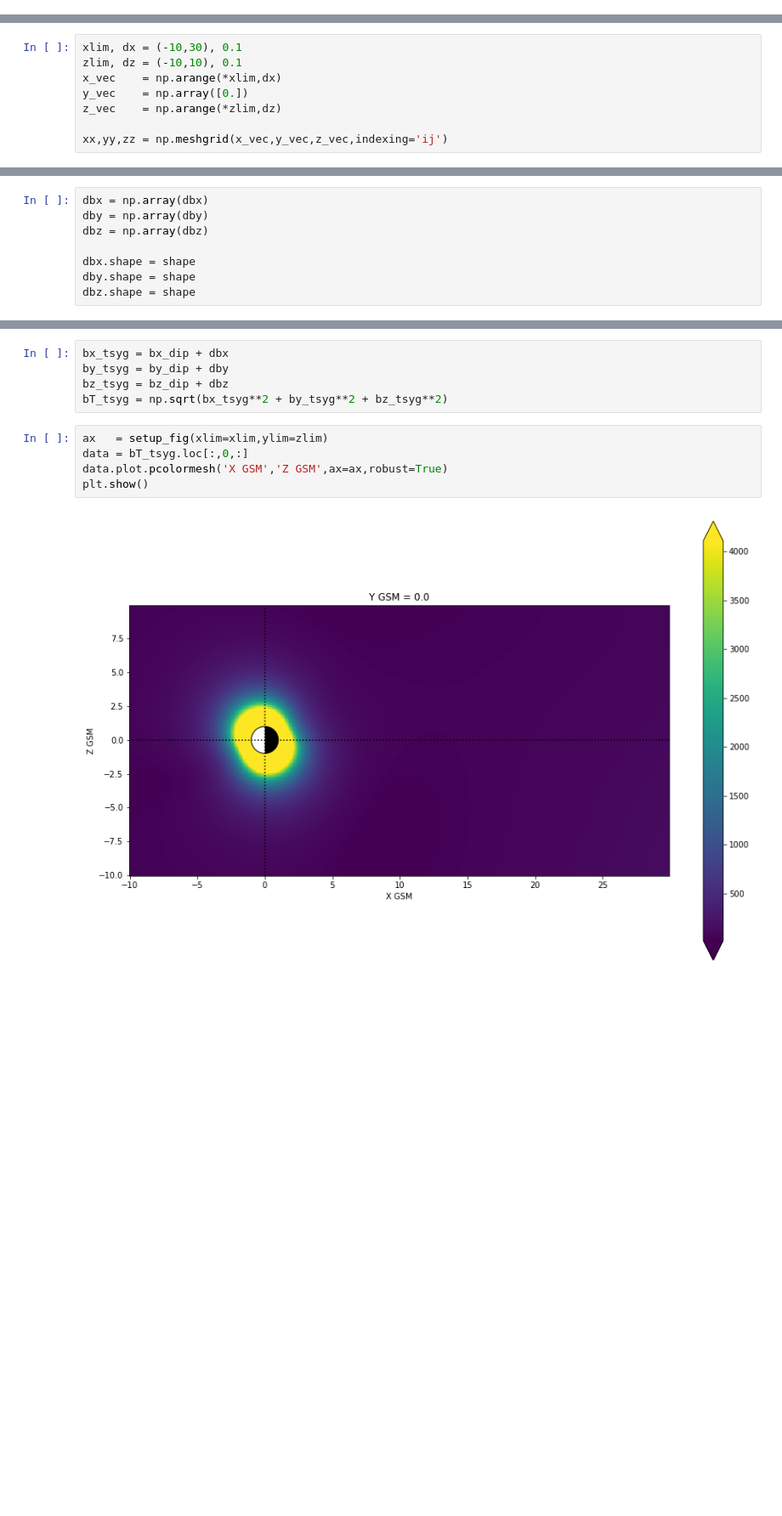
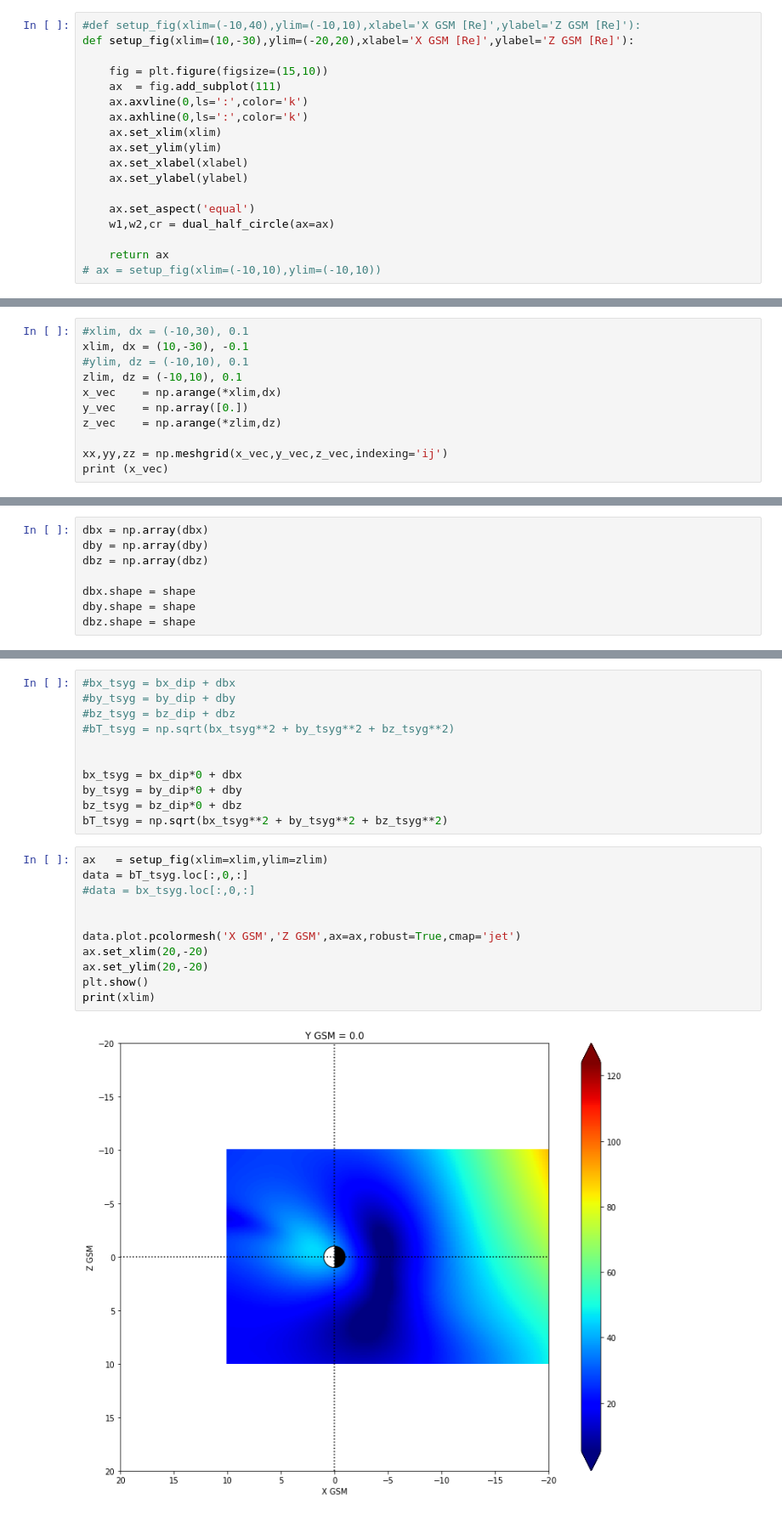
Before and after one commit to tsssss/geopack, a Jupyter notebook: notebooks/Tsyganenko Geopack.ipynb, the cells around one changed output, grey strips where cells are left out. Shown: that part at 85% size. Saved outputs shown, nothing was run; the diff lists cells and outputs as text; blank space fills up the shorter version.

```diff
--- a/notebooks/Tsyganenko Geopack.ipynb
+++ b/notebooks/Tsyganenko Geopack.ipynb
@@ -47,3 +35,21 @@ def setup_fig(xlim=(-10,40),ylim=(-10,10),xlabel='X GSM [Re]',ylabel='Z GSM [Re]
+# %%
+#def setup_fig(xlim=(-10,40),ylim=(-10,10),xlabel='X GSM [Re]',ylabel='Z GSM [Re]'):
+def setup_fig(xlim=(10,-30),ylim=(-20,20),xlabel='X GSM [Re]',ylabel='Z GSM [Re]'):
+
+    fig = plt.figure(figsize=(15,10))
+    ax  = fig.add_subplot(111)
+    ax.axvline(0,ls=':',color='k')
+    ax.axhline(0,ls=':',color='k')
+    ax.set_xlim(xlim)
+    ax.set_ylim(ylim)
+    ax.set_xlabel(xlabel)
+    ax.set_ylabel(ylabel)
+
+    ax.set_aspect('equal')
+    w1,w2,cr = dual_half_circle(ax=ax)
+
+    return ax
+# ax = setup_fig(xlim=(-10,10),ylim=(-10,10))
 # %% [markdown]
 # Github Example
 # %%
@@ -60,10 +67,13 @@ print(bxgsm,bygsm,bzgsm)
 # %% [markdown]
 # Dipole Field
 # %%
-xlim, dx = (-10,30), 0.1
+#xlim, dx = (-10,30), 0.1
+xlim, dx = (10,-30), -0.1
+#ylim, dz = (-10,10), 0.1
 zlim, dz = (-10,10), 0.1
 x_vec    = np.arange(*xlim,dx)
 y_vec    = np.array([0.])
 z_vec    = np.arange(*zlim,dz)
 
 xx,yy,zz = np.meshgrid(x_vec,y_vec,z_vec,indexing='ij')
+print (x_vec)
@@ -153,12 +182,24 @@ array([[[ -24.53249368,  -24.52614972,  -24.5198861 , ...,
 # %%
-bx_tsyg = bx_dip + dbx
-by_tsyg = by_dip + dby
-bz_tsyg = bz_dip + dbz
+#bx_tsyg = bx_dip + dbx
+#by_tsyg = by_dip + dby
+#bz_tsyg = bz_dip + dbz
+#bT_tsyg = np.sqrt(bx_tsyg**2 + by_tsyg**2 + bz_tsyg**2)
+
+
+bx_tsyg = bx_dip*0 + dbx
+by_tsyg = by_dip*0 + dby
+bz_tsyg = bz_dip*0 + dbz
 bT_tsyg = np.sqrt(bx_tsyg**2 + by_tsyg**2 + bz_tsyg**2)
 # %%
 ax   = setup_fig(xlim=xlim,ylim=zlim)
 data = bT_tsyg.loc[:,0,:]
-data.plot.pcolormesh('X GSM','Z GSM',ax=ax,robust=True)
+#data = bx_tsyg.loc[:,0,:]
+
+
+data.plot.pcolormesh('X GSM','Z GSM',ax=ax,robust=True,cmap='jet')
+ax.set_xlim(20,-20)
+ax.set_ylim(20,-20)
 plt.show()
+print(xlim)
 # %% [output]
-[figure, old version]
+[figure, new version]
```
Also changed, not shown: parts of 12 cells of this notebook.
